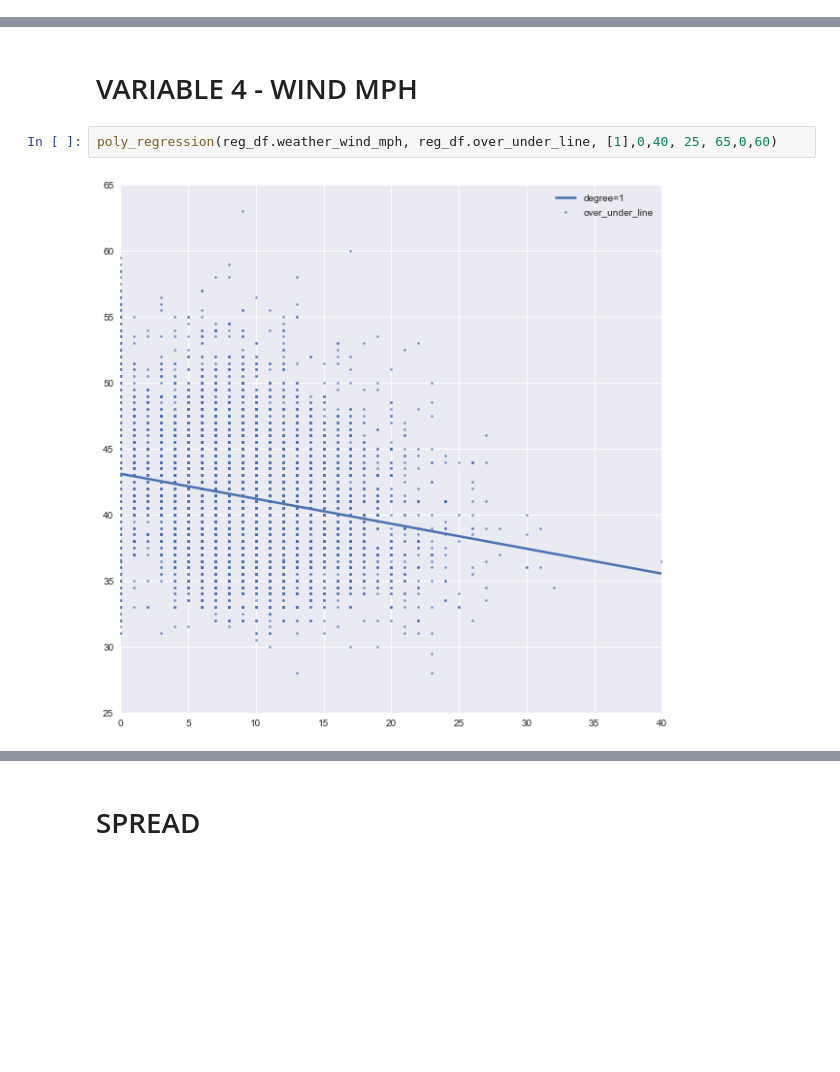
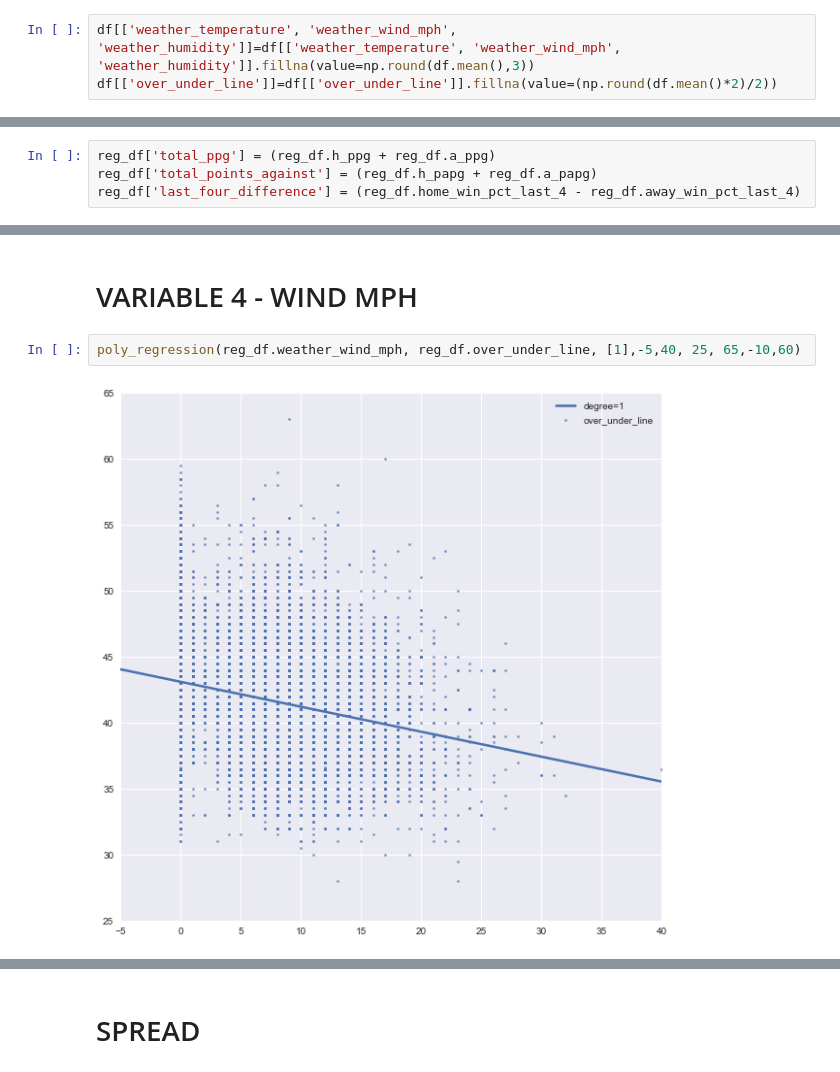
Before and after one commit to slieb74/NFL-Betting-Data, a Jupyter notebook: Regression.ipynb, the cells around one changed output, grey strips where cells are left out. Drawn from its saved outputs; the diff is of its cells as text; blank space fills up the shorter version.

```diff
--- a/Regression.ipynb
+++ b/Regression.ipynb
@@ -54,4 +56,7 @@ Index(['schedule_season', 'schedule_week', 'team_home', 'team_away',
       dtype='object')
+# %%
+df[['weather_temperature', 'weather_wind_mph', 'weather_humidity']]=df[['weather_temperature', 'weather_wind_mph', 'weather_humidity']].fillna(value=np.round(df.mean(),3))
+df[['over_under_line']]=df[['over_under_line']].fillna(value=(np.round(df.mean()*2)/2))
 # %%
 df = df.fillna(value = 0)
 # %%
@@ -92,3 +97,7 @@ plt.ylim(-25,10)
 [figure]
 # %%
 reg_df = df[(df.schedule_week > 1) & (df.schedule_week < 19)]
+# %%
+reg_df['total_ppg'] = (reg_df.h_ppg + reg_df.a_ppg)
+reg_df['total_points_against'] = (reg_df.h_papg + reg_df.a_papg)
+reg_df['last_four_difference'] = (reg_df.home_win_pct_last_4 - reg_df.away_win_pct_last_4)
@@ -406,6 +426,6 @@ Warnings:
 # %% [markdown]
 # VARIABLE 4 - WIND MPH
 # %%
-poly_regression(reg_df.weather_wind_mph, reg_df.over_under_line, [1],0,40, 25, 65,0,60)
+poly_regression(reg_df.weather_wind_mph, reg_df.over_under_line, [1],-5,40, 25, 65,-10,60)
 # %% [output]
-[figure, old version]
+[figure, new version]
```
Also changed, not shown: parts of 41 cells of this notebook, 1 other file.
